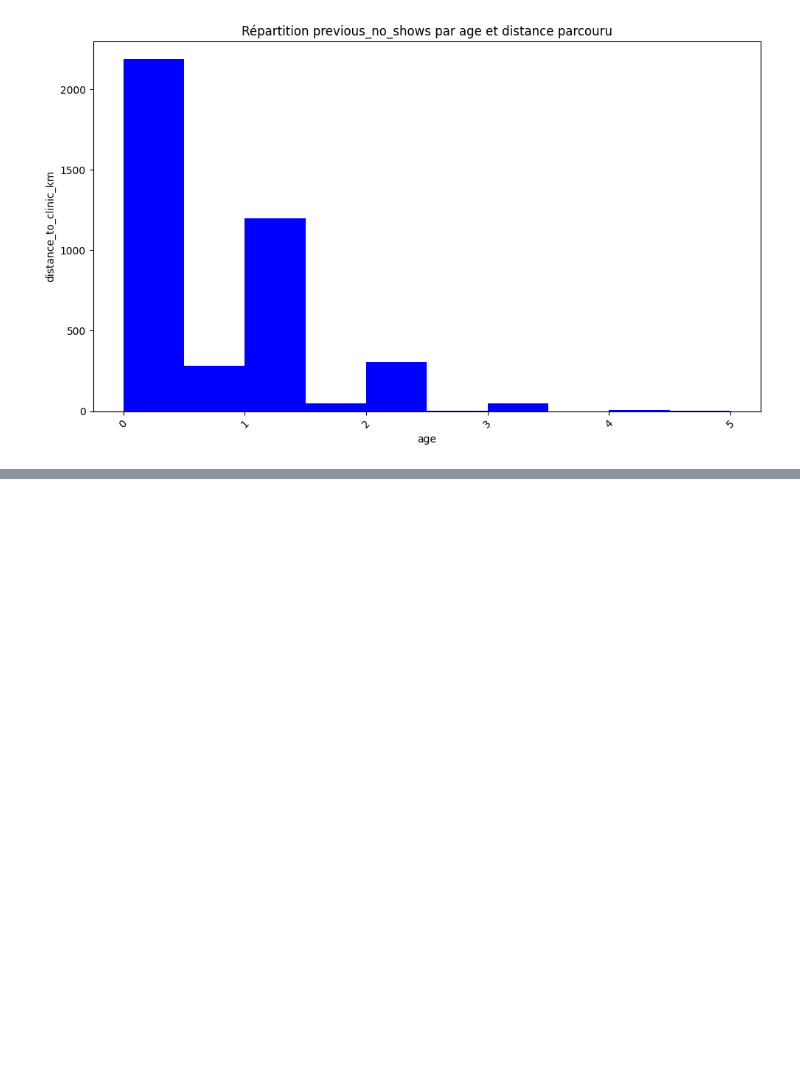
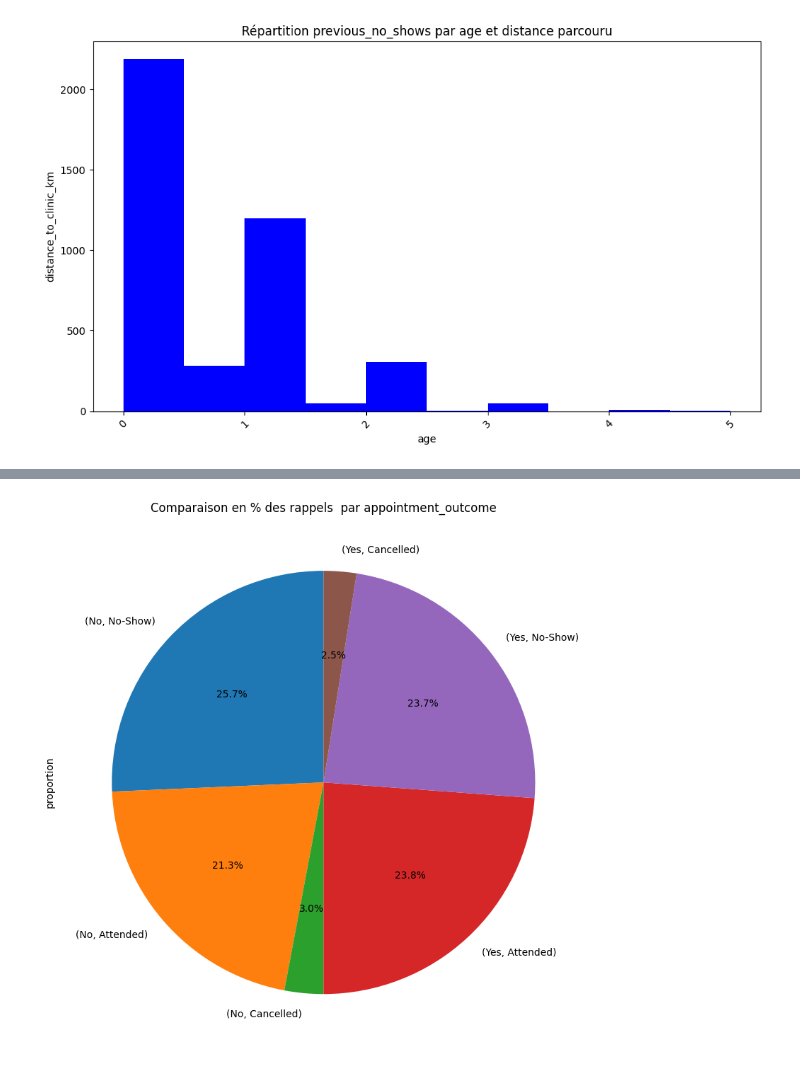
Before and after one commit to Bakana1171/daset, a Jupyter notebook: HealthConnect.ipynb, the cells around one changed output, grey strips where cells are left out. Drawn from its saved outputs; the diff is of its cells as text; code cells hidden in the pictures; blank space fills up the shorter version.

```diff
--- a/HealthConnect.ipynb
+++ b/HealthConnect.ipynb
@@ -291,0 +317,5 @@ plt.show()
+# %%
+no_show_by_reminder_sent = HC.groupby('reminder_sent')['appointment_outcome'].value_counts(normalize=True).unstack() * 100
+no_show_by_reminder_sent['No-Show'] = no_show_by_reminder_sent['No-Show'].fillna(0) # Fill NaN for categories that have no no-shows
+print("Taux de No-Show par rappel:")
+display(no_show_by_reminder_sent[['No-Show']].sort_values(by='No-Show', ascending=False))
@@ -291,0 +328,9 @@ plt.show()
+# %%
+HC.groupby('reminder_sent')['appointment_outcome'].value_counts(normalize=True).plot(kind = 'pie',autopct = '%1.1f%%',startangle = 90,figsize= (12,8))
+no_show_by_reminder_sent['No-Show'] = no_show_by_reminder_sent['No-Show'].fillna(0) # Fill NaN for categories that have no no-shows
+plt.title ('Comparaison en % des rappels  par appointment_outcome')
+plt.xticks(rotation = 0)
+plt.tight_layout()
+plt.show()
+# %% [output]
+[figure, added]
```
Also changed, not shown: parts of 11 cells of this notebook.
